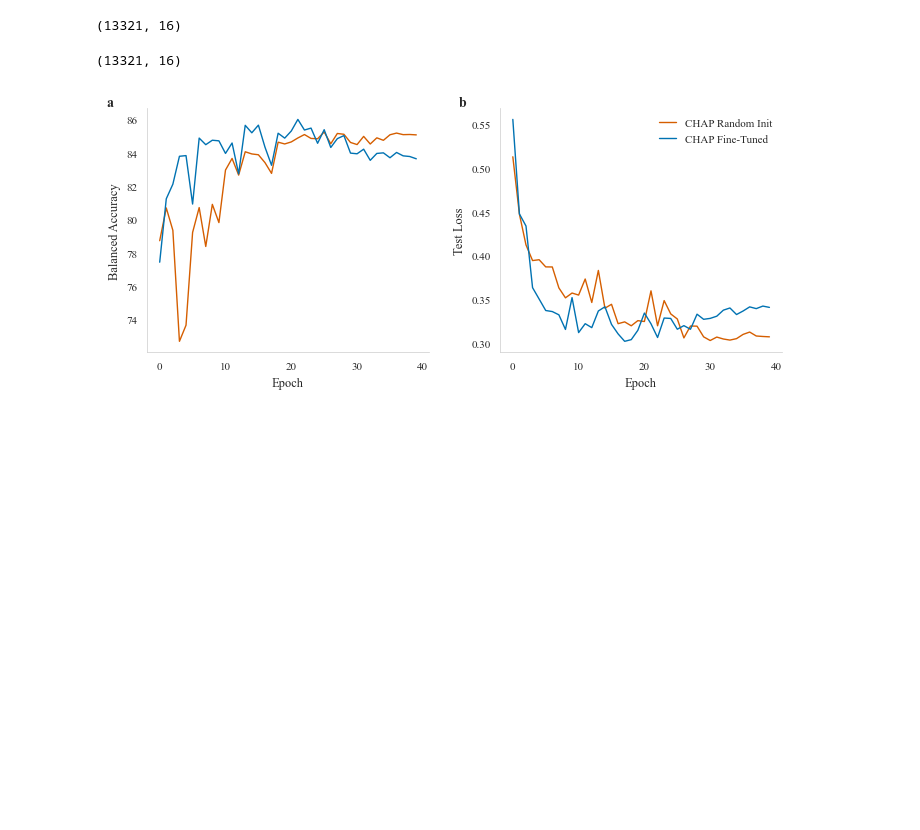
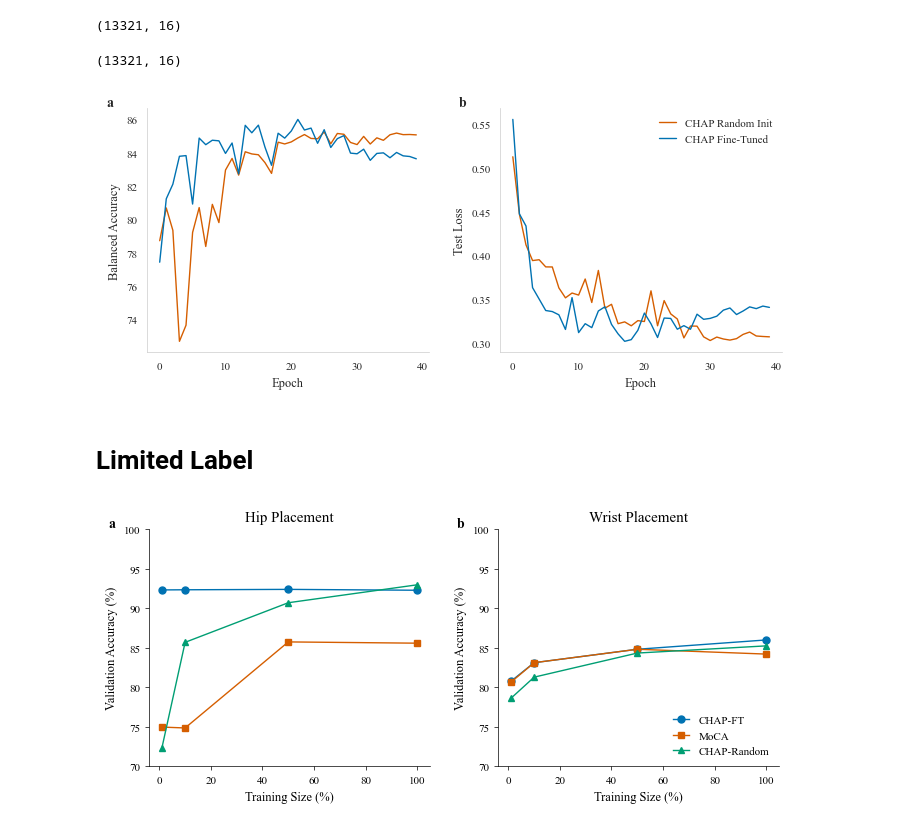
Before and after one commit to yuc0805/DeepPostures_MAE, a Jupyter notebook: MoCA/result_vis.ipynb, the cells around one changed output. Saved outputs shown, nothing was run; the diff lists cells and outputs as text; code cells hidden in the pictures; blank space fills up the shorter version.

Commit message:
plot

```diff
--- a/MoCA/result_vis.ipynb
+++ b/MoCA/result_vis.ipynb
@@ -164,3 +164,80 @@ print(chap_ft_wrist.shape)   # should now be full length, not capped at 500
 plot_chap_nature(chap_ft_wrist, chap_random_wrist)
 # %% [output]
 [figure]
+# %% [markdown]
+# Limited Label
+# %%
+import matplotlib.pyplot as plt
+
+# Nature-style font and line settings
+plt.rcParams.update({
+    "font.family": "serif",
+    "font.serif": ["Times New Roman", "STIX Two Text", "Times"],
+    "font.size": 9,
+    "axes.labelsize": 9,
+    "legend.fontsize": 8,
+    "xtick.labelsize": 8,
+    "ytick.labelsize": 8,
+    "axes.linewidth": 0.5,
+    "lines.linewidth": 1.0,
+    "legend.frameon": False,
+    "savefig.dpi": 600
+})
+
+# Training sizes
+train_sizes = [1, 10, 50, 100]
+
+# Validation accuracy for each model and placement
+chap_ft_hip = [92.33, 92.35, 92.40, 92.29]
+moca_hip = [74.97, 74.86, 85.75, 85.59]
+chap_random_hip = [72.34, 85.70, 90.71, 92.98]
+
+chap_ft_wrist = [80.77, 83.12, 84.82, 86.00]
+moca_wrist = [80.65, 83.12, 84.82, 84.21]
+chap_random_wrist = [78.61, 81.29, 84.34, 85.25]
+
+# Define colors
+color_chap = "#0072B2"
+color_moca = "#D55E00"
+color_random = "#009E73"
+
+# Create side-by-side plots in one figure
+fig, axes = plt.subplots(1, 2, figsize=(7.0, 3.2))  # ~178mm × 81mm
+
+# HIP Plot
+axes[0].plot(train_sizes, chap_ft_hip, marker='o', label="CHAP-FT", color=color_chap, markersize=5)
+axes[0].plot(train_sizes, moca_hip, marker='s', label="MoCA", color=color_moca, markersize=5)
+axes[0].plot(train_sizes, chap_random_hip, marker='^', label="CHAP-Random", color=color_random, markersize=5)
+axes[0].set_xlabel("Training Size (%)")
+axes[0].set_ylabel("Validation Accuracy (%)")
+axes[0].set_title("Hip Placement")
+axes[0].set_ylim(70, 100)
+axes[0].tick_params(direction="out", length=3, width=0.5)
+axes[0].spines["top"].set_visible(False)
+axes[0].spines["right"].set_visible(False)
+axes[0].grid(False)
+axes[0].text(-0.12, 1.05, "a", transform=axes[0].transAxes,
+             fontsize=10, fontweight='bold', va='top', ha='right')
+
+# WRIST Plot
+axes[1].plot(train_sizes, chap_ft_wrist, marker='o', label="CHAP-FT", color=color_chap, markersize=5)
+axes[1].plot(train_sizes, moca_wrist, marker='s', label="MoCA", color=color_moca, markersize=5)
+axes[1].plot(train_sizes, chap_random_wrist, marker='^', label="CHAP-Random", color=color_random, markersize=5)
+axes[1].set_xlabel("Training Size (%)")
+axes[1].set_ylabel("Validation Accuracy (%)")
+axes[1].set_title("Wrist Placement")
+axes[1].set_ylim(70, 100)
+axes[1].tick_params(direction="out", length=3, width=0.5)
+axes[1].spines["top"].set_visible(False)
+axes[1].spines["right"].set_visible(False)
+axes[1].grid(False)
+axes[1].text(-0.12, 1.05, "b", transform=axes[1].transAxes,
+             fontsize=10, fontweight='bold', va='top', ha='right')
+
+# Legend (placed in second panel)
+axes[1].legend(loc="lower right", frameon=False, handlelength=1.5)
+
+plt.tight_layout(w_pad=2)
+plt.show()
+# %% [output]
+[figure, added]
```
